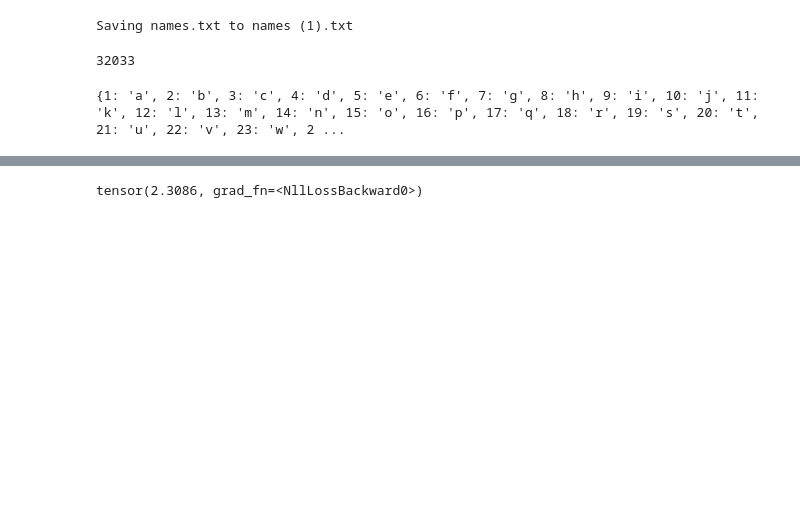
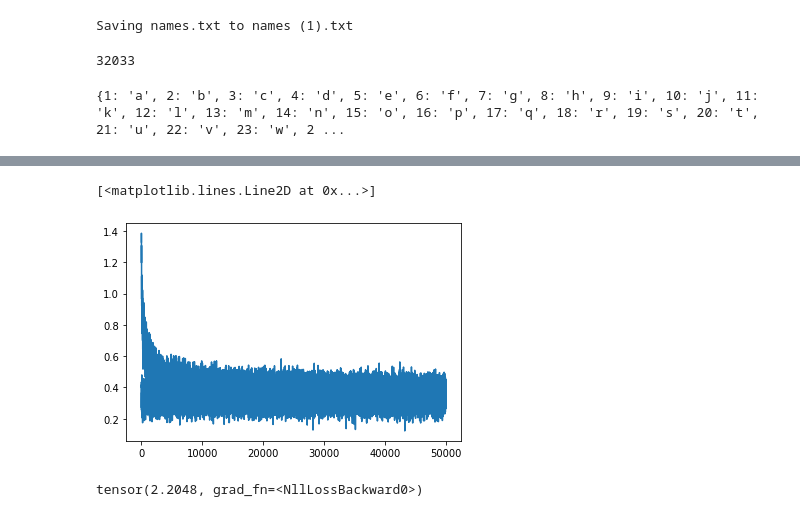
Before and after one commit to oakfr/neural-net-training, a Jupyter notebook: build_makemore_mlp_yay.ipynb, the cells around one changed output, grey strips where cells are left out. Cells and saved outputs as stored; diff of their text form; code cells hidden in the pictures; blank space fills up the shorter version.

```diff
--- a/build_makemore_mlp_yay.ipynb
+++ b/build_makemore_mlp_yay.ipynb
@@ -107,11 +109,16 @@ loss.item()
+# %%
+plt.plot(stepi, lossi)
+# %% [output]
+[<matplotlib.lines.Line2D at 0x...>]
+[figure, added]
 # %%
 emb = C[Xdev]
-h = torch.tanh(emb.view(-1,6) @ W1 + b1)
+h = torch.tanh(emb.view(-1,30) @ W1 + b1)
 logits = h @ W2 + b2
 loss = F.cross_entropy(logits, Ydev)
 loss
 # %% [output]
-tensor(2.3086, grad_fn=<NllLossBackward0>)
+tensor(2.2048, grad_fn=<NllLossBackward0>)
 # %%
 plt.figure(figsize=(8,8))
 plt.scatter(C[:,0].data, C[:,1].data, s=200)
```
Also changed, not shown: parts of 10 cells of this notebook.
